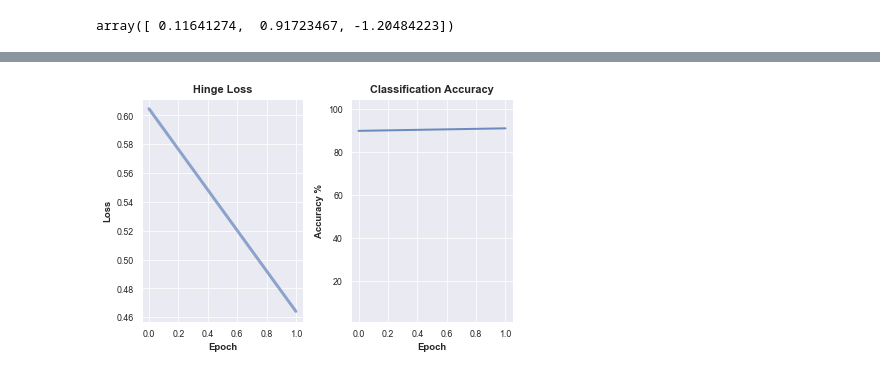
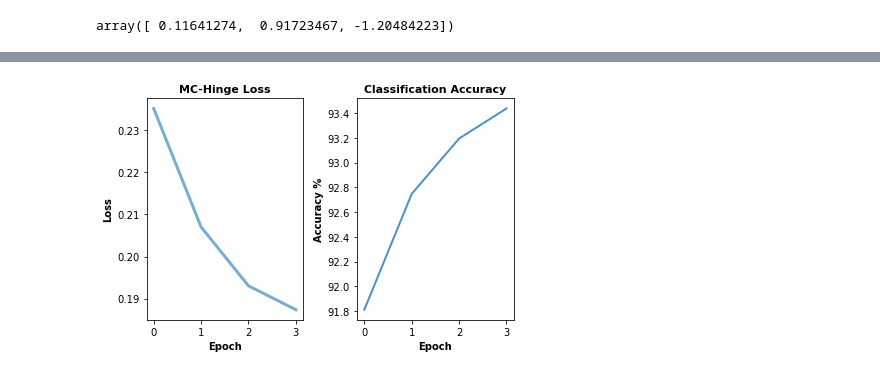
Before and after one commit to glarkstoat/SVM-using-SGD, a Jupyter notebook: test.ipynb, the cells around one changed output, grey strips where cells are left out. Saved outputs shown, nothing was run; the diff lists cells and outputs as text; code cells hidden in the pictures.

```diff
--- a/test.ipynb
+++ b/test.ipynb
@@ -233,21 +256,0 @@ print(f"{len(ytrain[ytrain>0]) / len(ytrain) *100} % positive class samples") #
-# %%
-## MNIST-Dataset
-
-from MultiClassSVM import *
-import matplotlib.pyplot as plt
-from DataLoader import *
-import seaborn as sns
-sns.set_style('darkgrid')
-sns.set(color_codes=True)
-sns.set_context('paper')
-sns.set_palette("YlOrBr")
-
-dataloader = DataLoader()
-xtrain, xtest, ytrain, ytest = dataloader.get_mnist()
-
-counts = dict()
-for x in np.unique(ytrain).astype(int):
-    counts[x] = np.count_nonzero(ytrain == x)
-
-plt.pie(x=counts.values(), labels=counts.keys(), autopct='%1.1f%%')
-plt.show() # roughly balanced data set
@@ -256,21 +257,24 @@ plt.show() # roughly balanced data set
 # %%
+from MultiClassSVM import *
 import matplotlib.pyplot as plt
 from DataLoader import *
-from MultiClassSVM import *
-
-import seaborn as sns
-sns.set_style('darkgrid')
-sns.set(color_codes=True)
-sns.set_context('paper')
 
 dataloader = DataLoader()
 xtrain, xtest, ytrain, ytest = dataloader.get_mnist()
 
-mc_svm = MultiClassSVM(lr=0.5, C=0.01, max_iters=2, batch_size=100)
+# best hyperparameters
+lr = 0.1; C = 0.01; batch_size=200
+mc_svm = MultiClassSVM(lr=lr, C=C, batch_size=batch_size, max_iters=4, tqdm_toggle=True)
 mc_svm.fit(xtrain, ytrain)
+print(f"Runtime: {round(mc_svm.runtime, 2)} s")
 
+# classification accuracy
+print("Classification accuracy evaluated on test set:", end=" ")
+print(round(mc_svm.accuracy(np.c_[xtest, np.ones(xtest.shape[0])], ytest), 2)*100, "%")
+
+# Convergence Plots
 plt.subplot(1,2,1)
-plt.title("Hinge Loss", fontweight="bold", fontsize=11)
+plt.title("MC-Hinge Loss", fontweight="bold", fontsize=11)
 plt.plot(mc_svm.losses, lw=3, alpha=0.6)
 plt.xlabel("Epoch", fontweight="bold"); plt.ylabel("Loss", fontweight="bold")
 
@@ -278,7 +282,6 @@ plt.subplot(1,2,2)
 plt.title("Classification Accuracy", fontweight="bold", fontsize=11)
 plt.plot(mc_svm.accuracies * 100, lw=2, alpha=0.8)
 plt.xlabel("Epoch", fontweight="bold"); plt.ylabel("Accuracy %", fontweight="bold")
-plt.ylim(min(mc_svm.accuracies), 105)
 
 plt.tight_layout()
 plt.show()
@@ -288 +291 @@ Epoch: 2 / 2 ...
-[figure, old version]
+[figure, new version]
```
Also changed, not shown: parts of 13 cells of this notebook, 2 other files.
